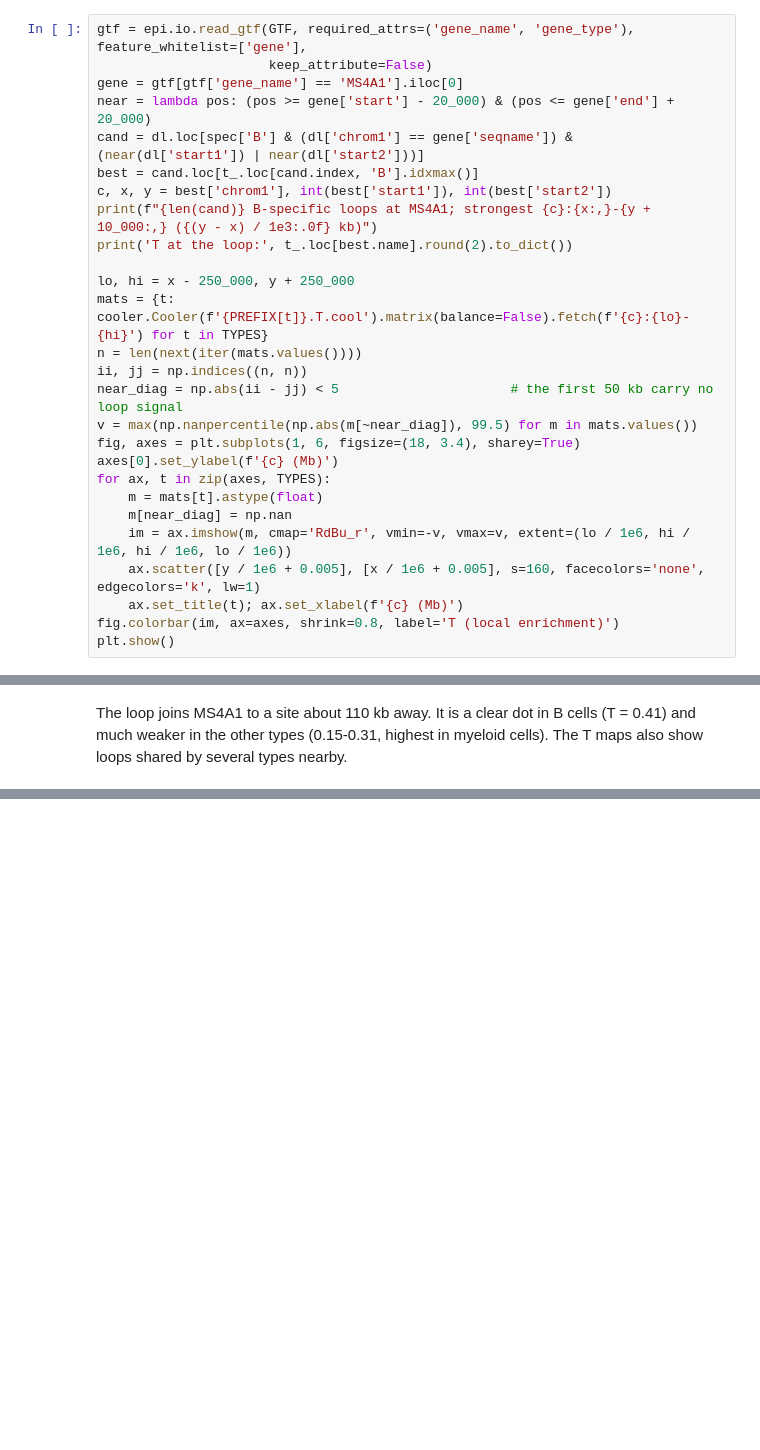
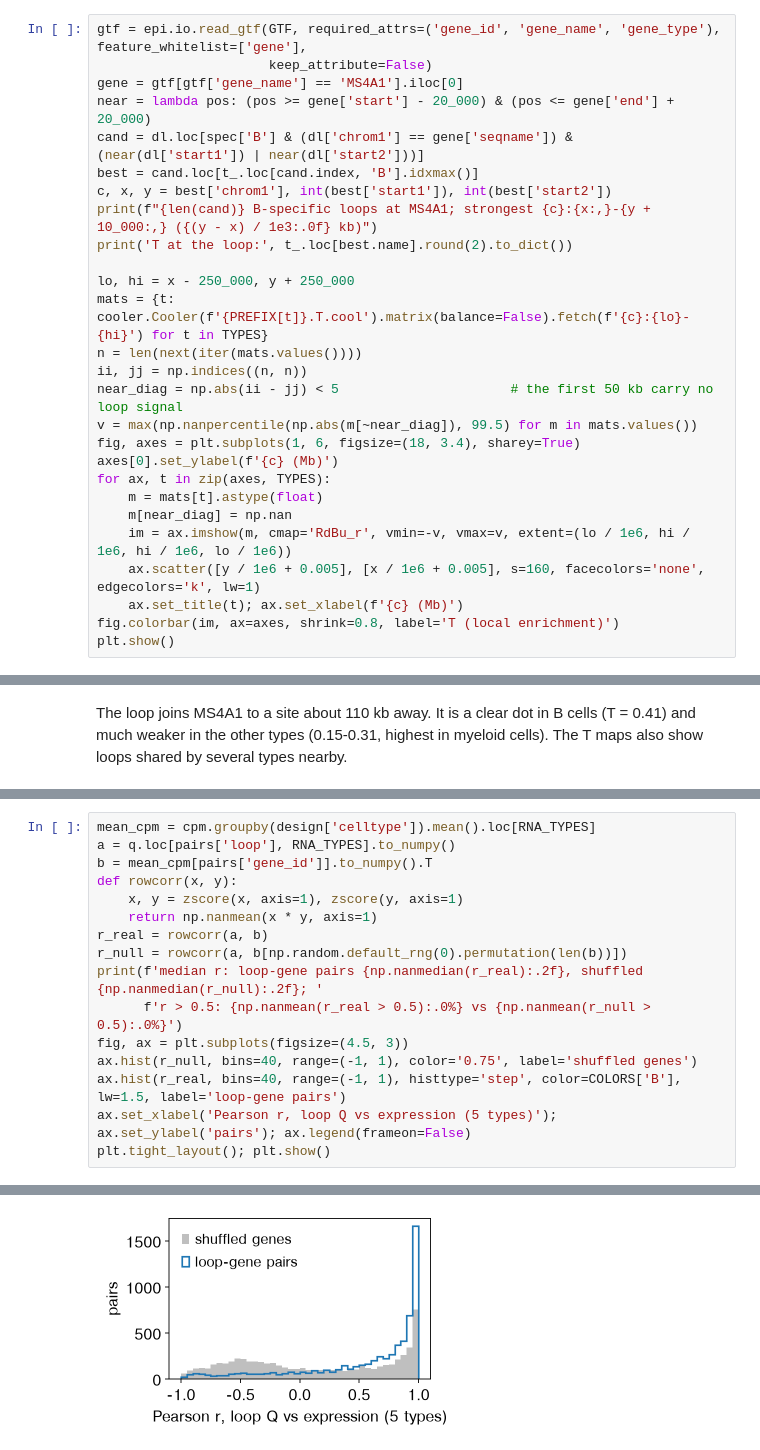
Before and after one commit to aristoteleo/epione, a Jupyter notebook: epione_guide/tutorials/single/t_sc_hic_loop.ipynb, the cells around one changed output, grey strips where cells are left out. Saved outputs shown, nothing was run; the diff lists cells and outputs as text; blank space fills up the shorter version.

```diff
--- a/epione_guide/tutorials/single/t_sc_hic_loop.ipynb
+++ b/epione_guide/tutorials/single/t_sc_hic_loop.ipynb
@@ -277,7 +277,7 @@ loops are anchored at it; we show the strongest (highest T in B cells) with
 each type's T around it: red pixels contact each other more than their
 neighbourhood, and loops appear as red dots.
 # %%
-gtf = epi.io.read_gtf(GTF, required_attrs=('gene_name', 'gene_type'), feature_whitelist=['gene'],
+gtf = epi.io.read_gtf(GTF, required_attrs=('gene_id', 'gene_name', 'gene_type'), feature_whitelist=['gene'],
                       keep_attribute=False)
 gene = gtf[gtf['gene_name'] == 'MS4A1'].iloc[0]
 near = lambda pos: (pos >= gene['start'] - 20_000) & (pos <= gene['end'] + 20_000)
@@ -315,0 +471,17 @@ cells). The T maps also show loops shared by several types nearby.
+# %%
+mean_cpm = cpm.groupby(design['celltype']).mean().loc[RNA_TYPES]
+a = q.loc[pairs['loop'], RNA_TYPES].to_numpy()
+b = mean_cpm[pairs['gene_id']].to_numpy().T
+def rowcorr(x, y):
+    x, y = zscore(x, axis=1), zscore(y, axis=1)
+    return np.nanmean(x * y, axis=1)
+r_real = rowcorr(a, b)
+r_null = rowcorr(a, b[np.random.default_rng(0).permutation(len(b))])
+print(f'median r: loop-gene pairs {np.nanmedian(r_real):.2f}, shuffled {np.nanmedian(r_null):.2f}; '
+      f'r > 0.5: {np.nanmean(r_real > 0.5):.0%} vs {np.nanmean(r_null > 0.5):.0%}')
+fig, ax = plt.subplots(figsize=(4.5, 3))
+ax.hist(r_null, bins=40, range=(-1, 1), color='0.75', label='shuffled genes')
+ax.hist(r_real, bins=40, range=(-1, 1), histtype='step', color=COLORS['B'], lw=1.5, label='loop-gene pairs')
+ax.set_xlabel('Pearson r, loop Q vs expression (5 types)'); ax.set_ylabel('pairs'); ax.legend(frameon=False)
+plt.tight_layout(); plt.show()
+# %% [output]
@@ -315,0 +489 @@ cells). The T maps also show loops shared by several types nearby.
+[figure, added]
```
Also changed, not shown: parts of 12 cells of this notebook, 1 other file.
